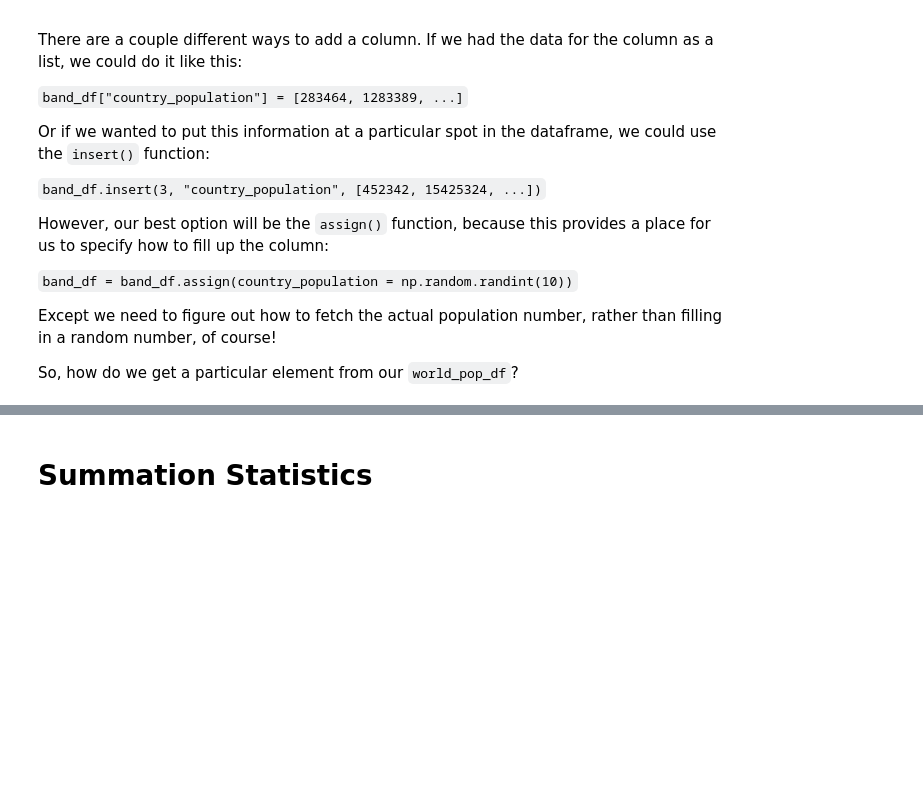
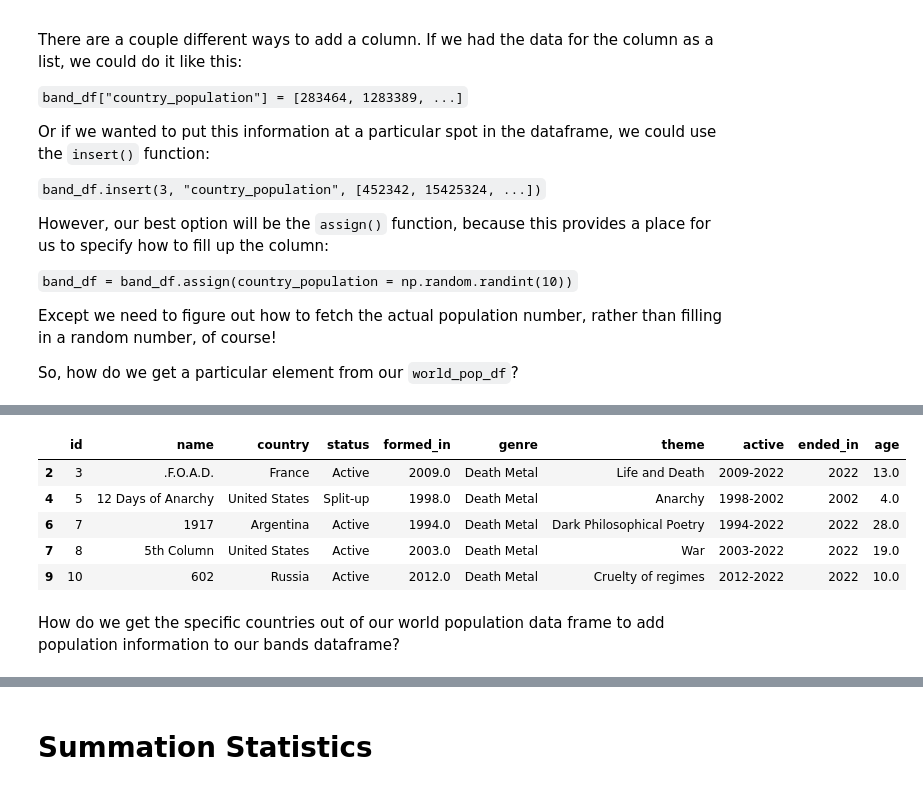
Before and after one commit to orionarcher/metal-bands-by-nation, a Jupyter notebook: PandasWorkshop.ipynb, the cells around one changed output, grey strips where cells are left out. Drawn from its saved outputs; the diff is of its cells as text; code cells hidden in the pictures; blank space fills up the shorter version.

Commit message:
Cleaned up the bands data a bit more (got rid of NaNs and limited bands to only one theme.)

```diff
--- a/PandasWorkshop.ipynb
+++ b/PandasWorkshop.ipynb
@@ -195,0 +175,5 @@ Name: Country Name, Length: 264, dtype: object
+# %%
+bands_df = bands_df[bands_df["active"].str.contains(r"\|")==False]
+bands_df = bands_df[bands_df["active"].str.contains(r"\?")==False]
+bands_df = bands_df[bands_df["active"].str.contains(r"\(")==False]
+bands_df.head()
@@ -195,0 +187,3 @@ Name: Country Name, Length: 264, dtype: object
+# %%
+bands_df = bands_df.replace(to_replace='present', value='2022', regex=True)
+bands_df.head()
@@ -195,0 +197,3 @@ Name: Country Name, Length: 264, dtype: object
+# %%
+bands_df["theme"] = bands_df["theme"].str.split(r"\|").str[0]
+bands_df.head()
@@ -195,0 +207,4 @@ Name: Country Name, Length: 264, dtype: object
+# %%
+bands_df["ended_in"] = bands_df["active"].str.split(r"\-").str[1]
+bands_df.dropna(inplace=True)
+bands_df.head()
@@ -195,0 +218,12 @@ Name: Country Name, Length: 264, dtype: object
+# %%
+bands_df["age"] = bands_df["ended_in"].astype(float) - bands_df["formed_in"].astype(float)
+bands_df.head()
+# %% [output]
+|  | id | name | country | status | formed_in | genre | theme | active | ended_in | age |
+| 2 | 3 | .F.O.A.D. | France | Active | 2009.0 | Death Metal | Life and Death | 2009-2022 | 2022 | 13.0 |
+| 4 | 5 | 12 Days of Anarchy | United States | Split-up | 1998.0 | Death Metal | Anarchy | 1998-2002 | 2002 | 4.0 |
+| 6 | 7 | 1917 | Argentina | Active | 1994.0 | Death Metal | Dark Philosophical Poetry | 1994-2022 | 2022 | 28.0 |
+| 7 | 8 | 5th Column | United States | Active | 2003.0 | Death Metal | War | 2003-2022 | 2022 | 19.0 |
+| 9 | 10 | 602 | Russia | Active | 2012.0 | Death Metal | Cruelty of regimes | 2012-2022 | 2022 | 10.0 |
+# %% [markdown]
+How do we get the specific countries out of our world population data frame to add population information to our bands dataframe?
```
Also changed, not shown: parts of 18 cells of this notebook.
